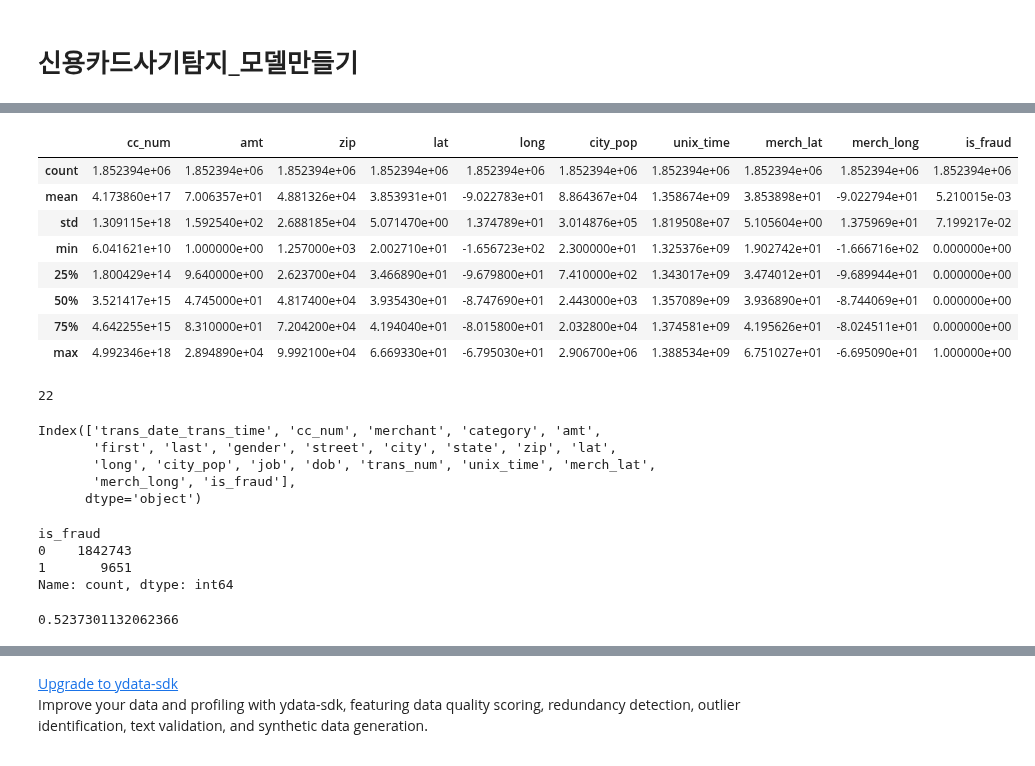
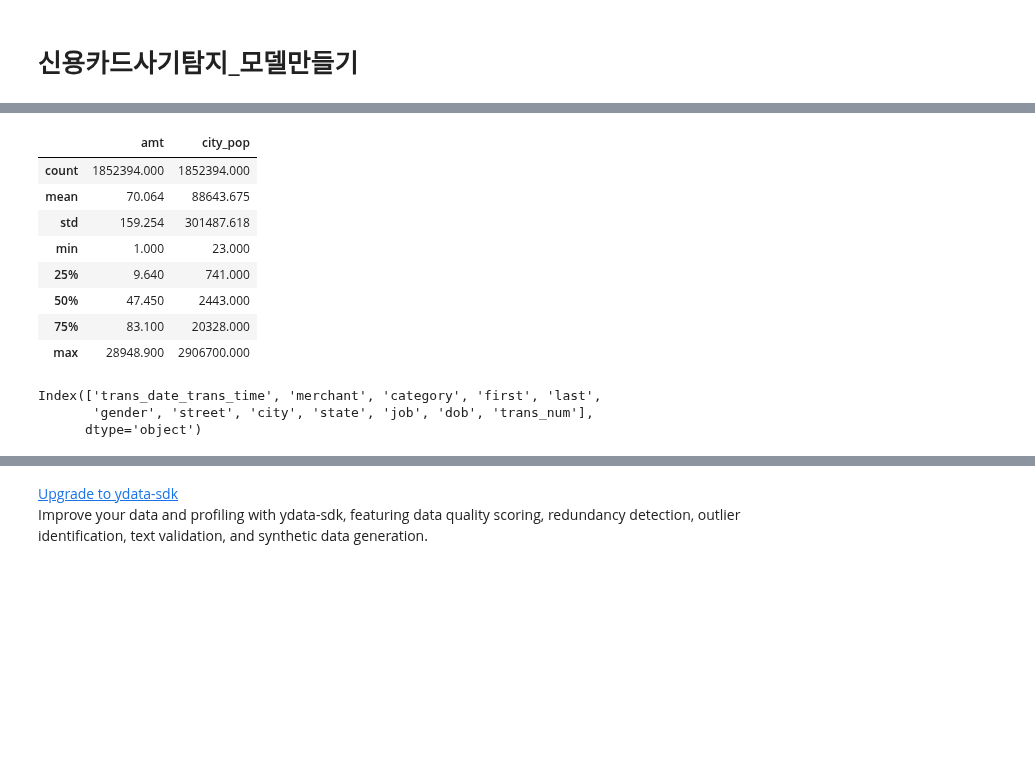
Before and after one commit to Peter-BoBo/fintech, a Jupyter notebook: 05machine_learning/11지도학습_분류분석_신용카드사기탐지_모델만들기.ipynb, the cells around one changed output, grey strips where cells are left out. Saved outputs shown, nothing was run; the diff lists cells and outputs as text; code cells hidden in the pictures; blank space fills up the shorter version.

```diff
--- a/05machine_learning/11지도학습_분류분석_신용카드사기탐지_모델만들기.ipynb
+++ b/05machine_learning/11지도학습_분류분석_신용카드사기탐지_모델만들기.ipynb
@@ -19,0 +40,4 @@ data.head()
+# %%
+pd.set_option('display.max_columns', None)
+pd.set_option('display.max_rows', 100)
+pd.set_option('display.float_format', '{:.3f}'.format)
@@ -20,16 +70,12 @@ data.head()
 # %%
-data.describe()
+data[['amt', 'city_pop']].describe()
 # %% [output]
-|  | cc_num | amt | zip | lat | long | city_pop | unix_time | merch_lat | merch_long | is_fraud |
-| count | 1.852394e+06 | 1.852394e+06 | 1.852394e+06 | 1.852394e+06 | 1.852394e+06 | 1.852394e+06 | 1.852394e+06 | 1.852394e+06 | 1.852394e+06 | 1.852394e+06 |
-| mean | 4.173860e+17 | 7.006357e+01 | 4.881326e+04 | 3.853931e+01 | -9.022783e+01 | 8.864367e+04 | 1.358674e+09 | 3.853898e+01 | -9.022794e+01 | 5.210015e-03 |
-| std | 1.309115e+18 | 1.592540e+02 | 2.688185e+04 | 5.071470e+00 | 1.374789e+01 | 3.014876e+05 | 1.819508e+07 | 5.105604e+00 | 1.375969e+01 | 7.199217e-02 |
-| min | 6.041621e+10 | 1.000000e+00 | 1.257000e+03 | 2.002710e+01 | -1.656723e+02 | 2.300000e+01 | 1.325376e+09 | 1.902742e+01 | -1.666716e+02 | 0.000000e+00 |
-| 25% | 1.800429e+14 | 9.640000e+00 | 2.623700e+04 | 3.466890e+01 | -9.679800e+01 | 7.410000e+02 | 1.343017e+09 | 3.474012e+01 | -9.689944e+01 | 0.000000e+00 |
-| 50% | 3.521417e+15 | 4.745000e+01 | 4.817400e+04 | 3.935430e+01 | -8.747690e+01 | 2.443000e+03 | 1.357089e+09 | 3.936890e+01 | -8.744069e+01 | 0.000000e+00 |
-| 75% | 4.642255e+15 | 8.310000e+01 | 7.204200e+04 | 4.194040e+01 | -8.015800e+01 | 2.032800e+04 | 1.374581e+09 | 4.195626e+01 | -8.024511e+01 | 0.000000e+00 |
-| max | 4.992346e+18 | 2.894890e+04 | 9.992100e+04 | 6.669330e+01 | -6.795030e+01 | 2.906700e+06 | 1.388534e+09 | 6.751027e+01 | -6.695090e+01 | 1.000000e+00 |
+|  | amt | city_pop |
+| count | 1852394.000 | 1852394.000 |
+| mean | 70.064 | 88643.675 |
+| std | 159.254 | 301487.618 |
+| min | 1.000 | 23.000 |
+| 25% | 9.640 | 741.000 |
+| 50% | 47.450 | 2443.000 |
+| 75% | 83.100 | 20328.000 |
+| max | 28948.900 | 2906700.000 |
-# %%
-len(data.columns)
-# %% [output]
-22
@@ -36,19 +86,6 @@ len(data.columns)
 # %%
-data.columns
+obj_cols.columns
 # %% [output]
-Index(['trans_date_trans_time', 'cc_num', 'merchant', 'category', 'amt',
-       'first', 'last', 'gender', 'street', 'city', 'state', 'zip', 'lat',
-       'long', 'city_pop', 'job', 'dob', 'trans_num', 'unix_time', 'merch_lat',
-       'merch_long', 'is_fraud'],
+Index(['trans_date_trans_time', 'merchant', 'category', 'first', 'last',
+       'gender', 'street', 'city', 'state', 'job', 'dob', 'trans_num'],
       dtype='object')
-# %%
-data['is_fraud'].value_counts()
-# %% [output]
-is_fraud
-0    1842743
-1       9651
-Name: count, dtype: int64
-# %%
-9651 / 1842743 * 100
-# %% [output]
-0.5237301132062366
```
Also changed, not shown: parts of 66 cells of this notebook, 4 other files.
